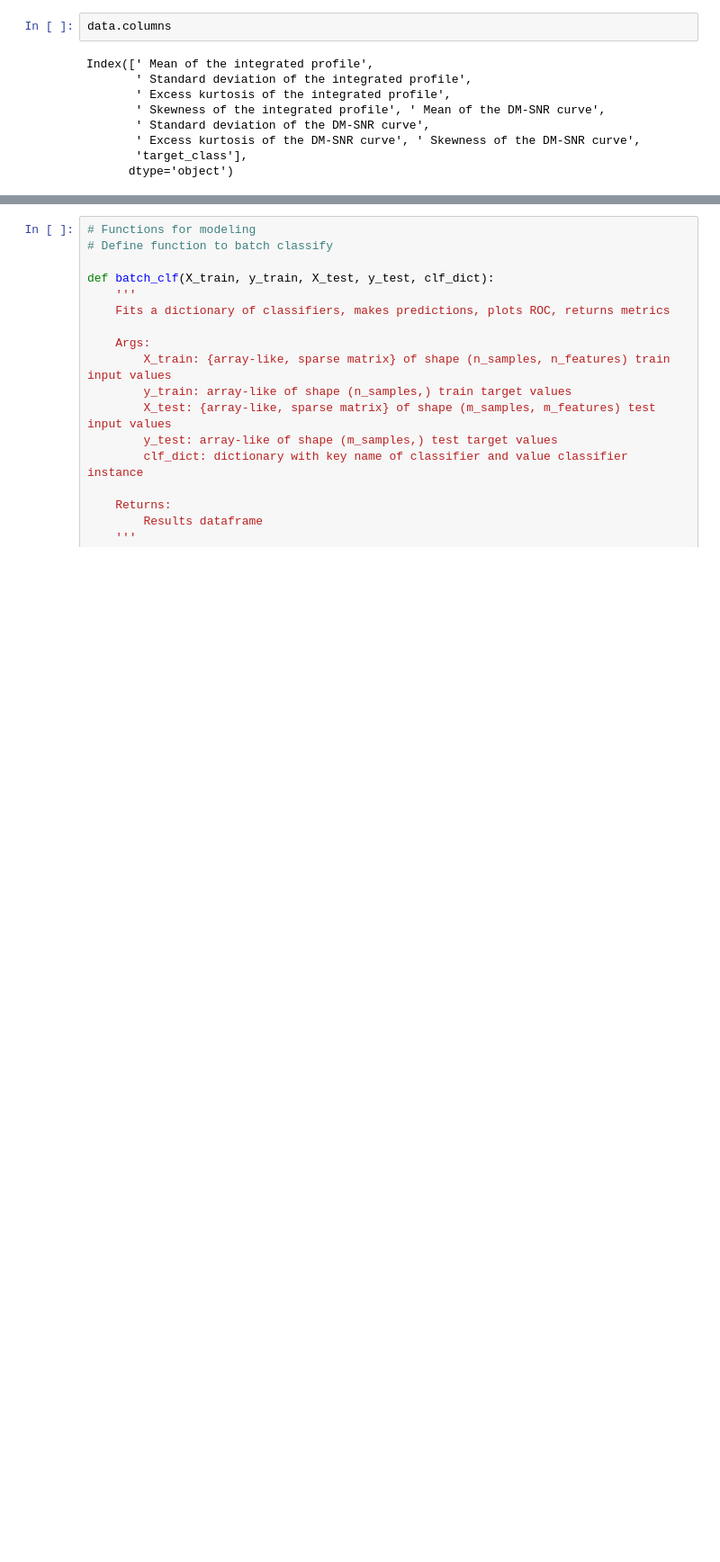
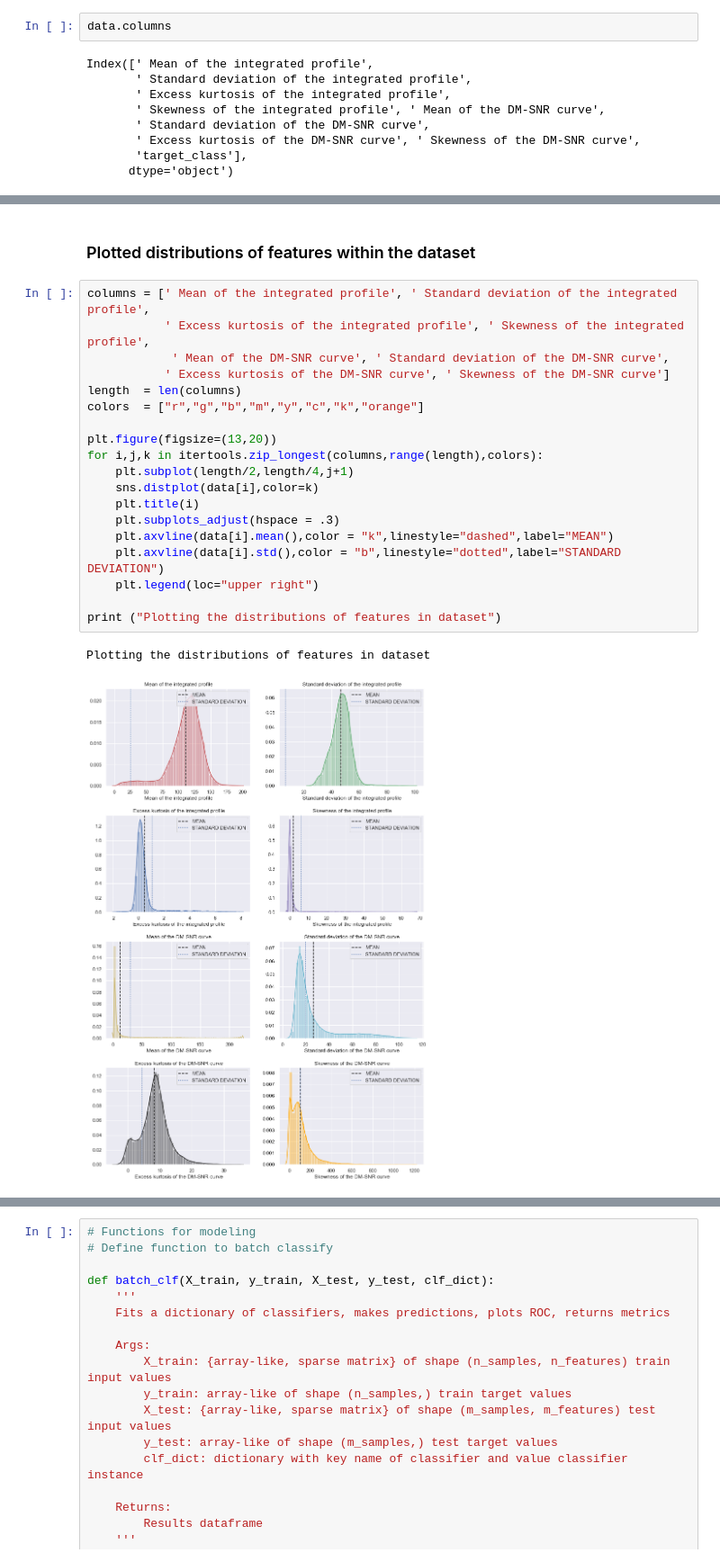
Before and after one commit to RS291/Mod3_Pulsar_Project, a Jupyter notebook: Untitled.ipynb, the cells around one changed output, grey strips where cells are left out. Shown at 90% size. Cells and saved outputs as stored; diff of their text form; blank space fills up the shorter version.

```diff
--- a/Untitled.ipynb
+++ b/Untitled.ipynb
@@ -312,0 +323,24 @@ Green = Pulsar, Red = Not a Pulsar
+# %% [markdown]
+### Plotted distributions of features within the dataset
+# %%
+columns = [' Mean of the integrated profile', ' Standard deviation of the integrated profile',
+           ' Excess kurtosis of the integrated profile', ' Skewness of the integrated profile',
+            ' Mean of the DM-SNR curve', ' Standard deviation of the DM-SNR curve',
+           ' Excess kurtosis of the DM-SNR curve', ' Skewness of the DM-SNR curve']
+length  = len(columns)
+colors  = ["r","g","b","m","y","c","k","orange"]
+
+plt.figure(figsize=(13,20))
+for i,j,k in itertools.zip_longest(columns,range(length),colors):
+    plt.subplot(length/2,length/4,j+1)
+    sns.distplot(data[i],color=k)
+    plt.title(i)
+    plt.subplots_adjust(hspace = .3)
+    plt.axvline(data[i].mean(),color = "k",linestyle="dashed",label="MEAN")
+    plt.axvline(data[i].std(),color = "b",linestyle="dotted",label="STANDARD DEVIATION")
+    plt.legend(loc="upper right")
+
+print ("Plotting the distributions of features in dataset")
+# %% [output]
+Plotting the distributions of features in dataset
+[figure, added]
```
Also changed, not shown: parts of 17 cells of this notebook, 1 other file.
